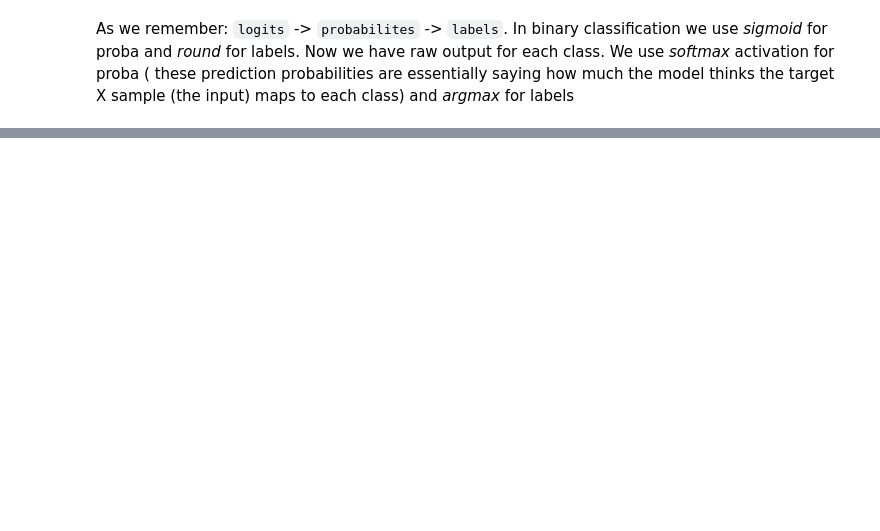
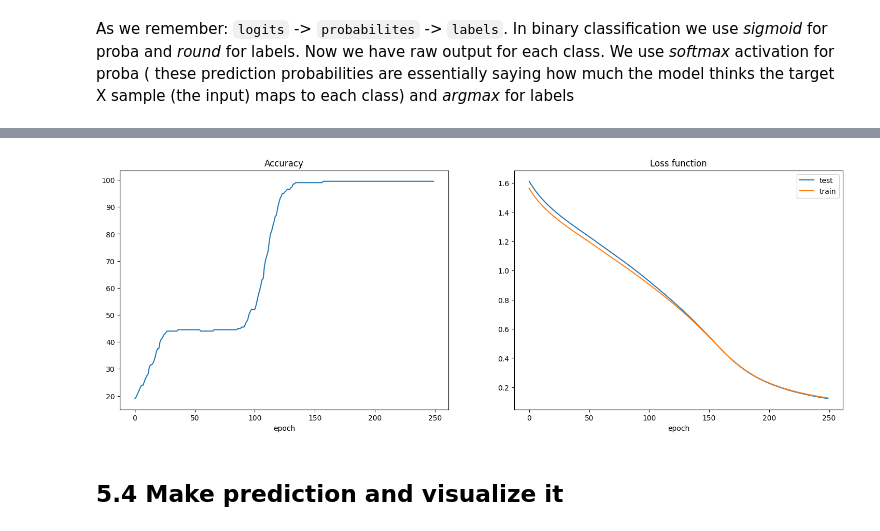
Before and after one commit to AnatolyAdamovich/learning, a Jupyter notebook: courses/pytorch/ch3-classification.ipynb, the cells around one changed output, grey strips where cells are left out. Cells and saved outputs as stored; diff of their text form; code cells hidden in the pictures; blank space fills up the shorter version.

Commit message:
torch/chapter3-classification-practice finished

```diff
--- a/courses/pytorch/ch3-classification.ipynb
+++ b/courses/pytorch/ch3-classification.ipynb
@@ -684,0 +701,29 @@ for epoch in range(1, epochs):
+# %%
+torch.manual_seed(42)
+epochs = 250
+# %%
+loss_test_array, loss_train_array, accuracy_array = [], [], []
+for epoch in range(1, epochs+1):
+    model_4.train()
+    y_logits = model_4(X_blob_train).squeeze()
+    y_labels = torch.argmax(torch.softmax(y_logits, dim=1), dim=1)
+
+    loss = loss_fn(y_logits, y_blob_train)
+    optimizer.zero_grad()
+    loss.backward()
+    optimizer.step()
+
+    loss_train_array.append(loss.item())
+    model_4.eval()
+    with torch.inference_mode():
+        test_logits = model_4(X_blob_test).squeeze()
+        test_labels = torch.softmax(test_logits, dim=1).argmax(dim=1)
+        loss_test = loss_fn(test_logits, y_blob_test)
+        accuracy_test = accuracy_fn(test_labels, y_blob_test)
+
+        loss_test_array.append(loss_test.item())
+        accuracy_array.append(accuracy_test)
+
+    if epoch % 25 == 0:
+        print('Epoch {}/{}:'.format(epoch, epochs))
+        print('loss (train) = {} || loss (test) = {} || accuracy = {}'.format(loss.item(), loss_test.item(), accuracy_test))
@@ -684,0 +751,20 @@ for epoch in range(1, epochs):
+# %%
+plt.figure(figsize=(18, 6))
+
+plt.subplot(1, 2, 1)
+plt.plot(accuracy_array)
+plt.title('Accuracy')
+plt.xlabel('epoch')
+
+plt.subplot(1, 2, 2)
+plt.plot(loss_test_array, label='test')
+plt.plot(loss_train_array, label='train')
+plt.legend()
+plt.title('Loss function')
+plt.xlabel('epoch')
+
+plt.show()
+# %% [output]
+[figure, added]
+# %% [markdown]
+## 5.4 Make prediction and visualize it
```
Also changed, not shown: parts of 20 cells of this notebook, 1 other file.
